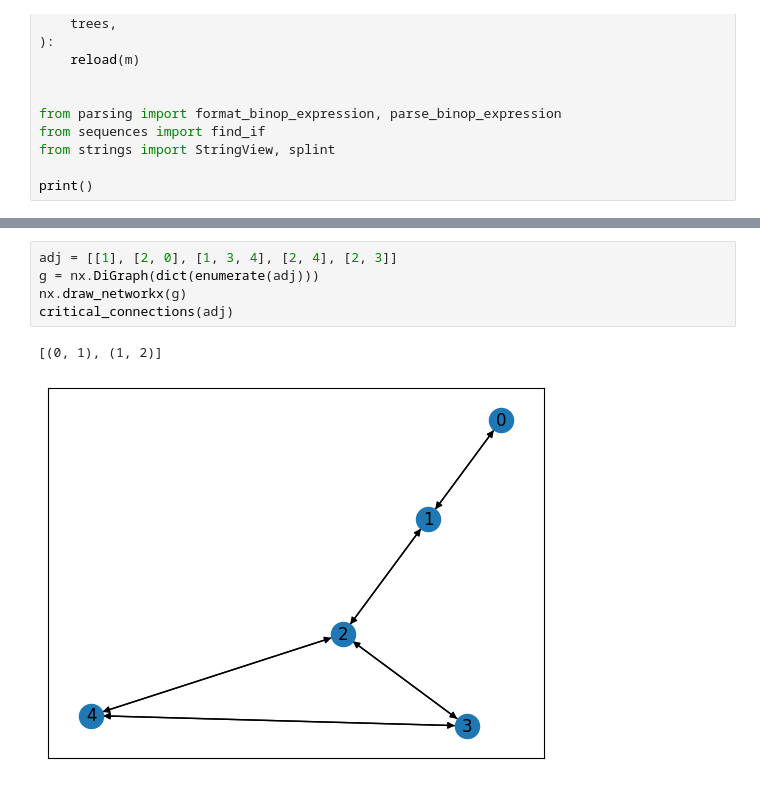
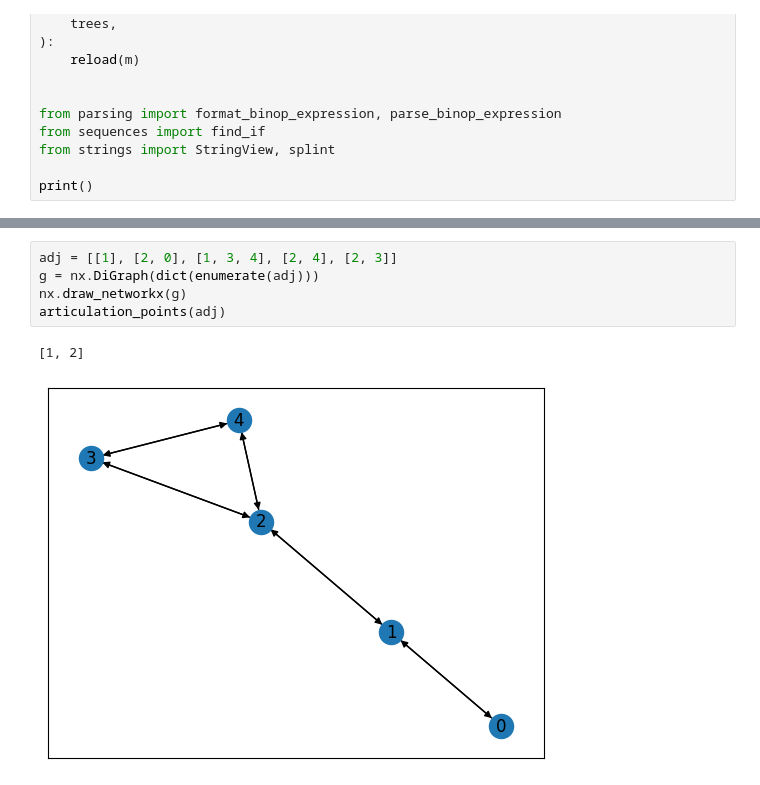
Before and after one commit to czaky/puzzles, a Jupyter notebook: notebook.ipynb, the cells around one changed output, grey strips where cells are left out. Cells and saved outputs as stored; diff of their text form.

```diff
--- a/notebook.ipynb
+++ b/notebook.ipynb
@@ -129,11 +125,11 @@ def critical_connections(adj: List[List[int]]) -> List[List[int]]:
 # %%
 adj = [[1], [2, 0], [1, 3, 4], [2, 4], [2, 3]]
 g = nx.DiGraph(dict(enumerate(adj)))
 nx.draw_networkx(g)
-critical_connections(adj)
+articulation_points(adj)
 # %% [output]
-[(0, 1), (1, 2)]
+[1, 2]
-[figure, old version]
+[figure, new version]
 # %%
 adj = [
     [6, 5, 4],
```
Also changed, not shown: parts of 6 cells of this notebook, 1 other file.
